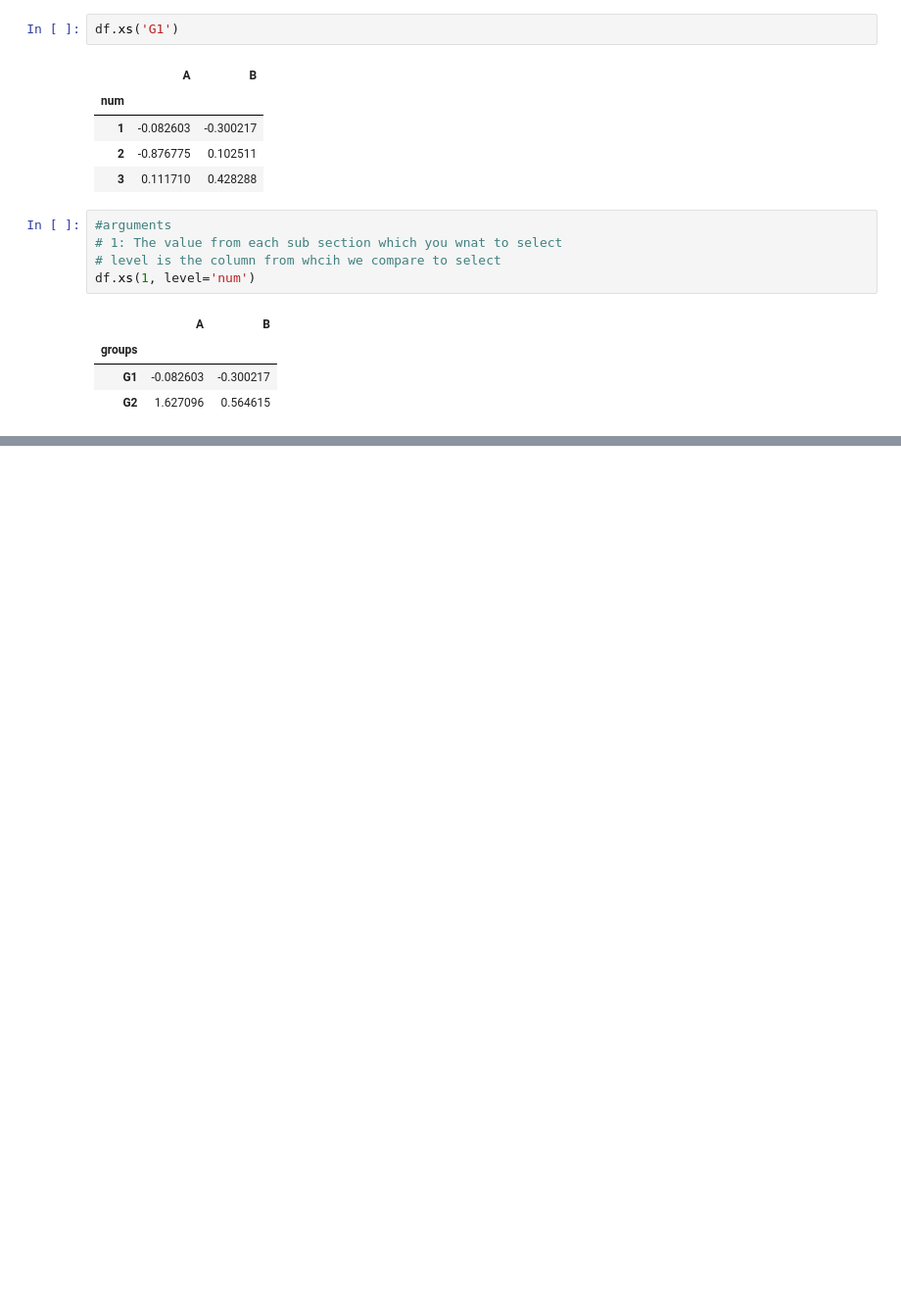
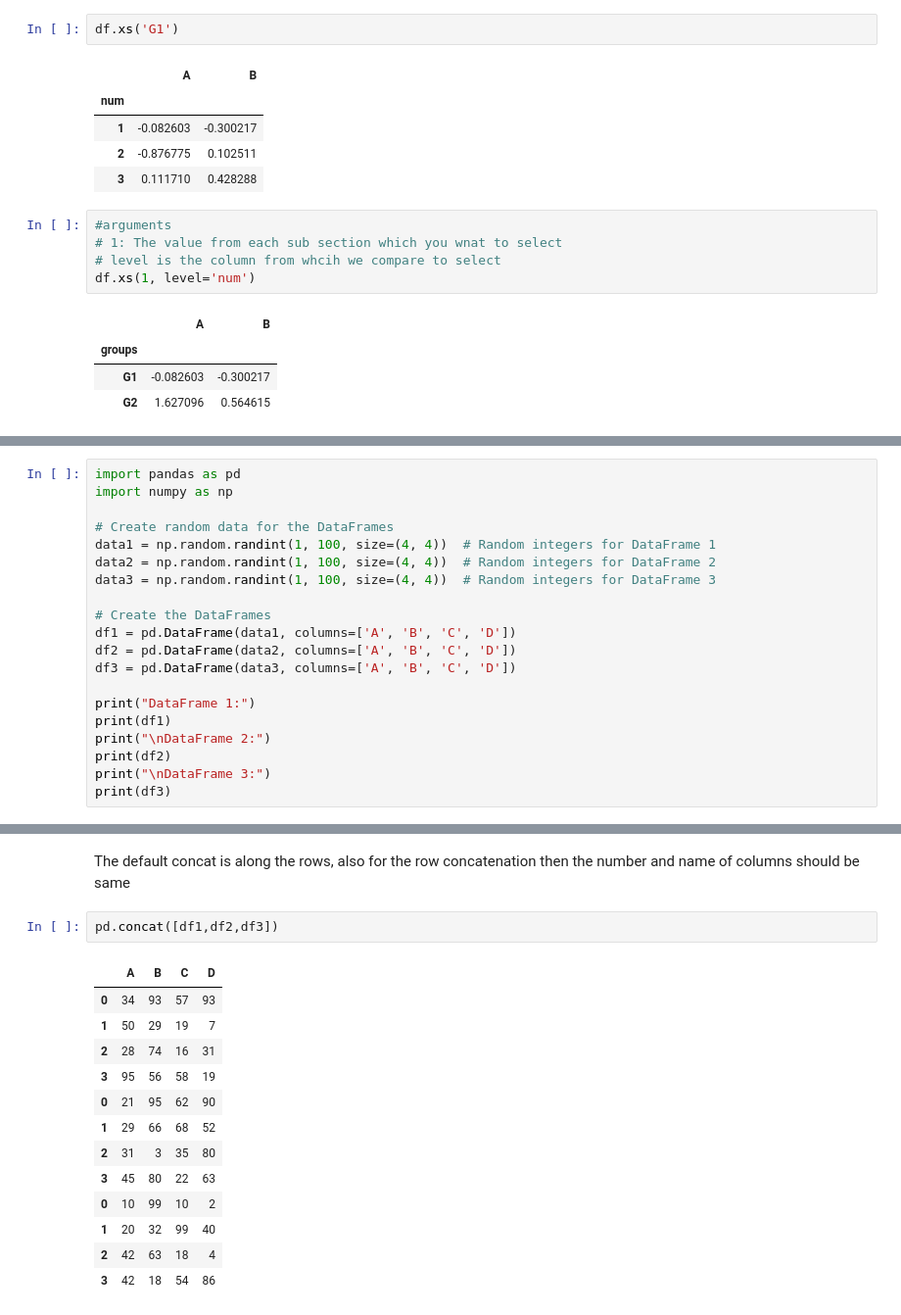
Before and after one commit to fahamin5149/Python-for-DS, a Jupyter notebook: 3-Pandas/Pandas.ipynb, the cells around one changed output, grey strips where cells are left out. Shown at 98% size. Cells and saved outputs as stored; diff of their text form; blank space fills up the shorter version.

Commit message:
Merging, joining and concatenating

```diff
--- a/3-Pandas/Pandas.ipynb
+++ b/3-Pandas/Pandas.ipynb
@@ -346,0 +349,20 @@ companies[companies['Sales']>400]
+# %%
+import pandas as pd
+import numpy as np
+
+# Create random data for the DataFrames
+data1 = np.random.randint(1, 100, size=(4, 4))  # Random integers for DataFrame 1
+data2 = np.random.randint(1, 100, size=(4, 4))  # Random integers for DataFrame 2
+data3 = np.random.randint(1, 100, size=(4, 4))  # Random integers for DataFrame 3
+
+# Create the DataFrames
+df1 = pd.DataFrame(data1, columns=['A', 'B', 'C', 'D'])
+df2 = pd.DataFrame(data2, columns=['A', 'B', 'C', 'D'])
+df3 = pd.DataFrame(data3, columns=['A', 'B', 'C', 'D'])
+
+print("DataFrame 1:")
+print(df1)
+print("\nDataFrame 2:")
+print(df2)
+print("\nDataFrame 3:")
+print(df3)
@@ -346,0 +390,18 @@ companies[companies['Sales']>400]
+# %% [markdown]
+The default concat is along the rows, also for the row concatenation then the number and name of columns should be same
+# %%
+pd.concat([df1,df2,df3])
+# %% [output]
+|  | A | B | C | D |
+| 0 | 34 | 93 | 57 | 93 |
+| 1 | 50 | 29 | 19 | 7 |
+| 2 | 28 | 74 | 16 | 31 |
+| 3 | 95 | 56 | 58 | 19 |
+| 0 | 21 | 95 | 62 | 90 |
+| 1 | 29 | 66 | 68 | 52 |
+| 2 | 31 | 3 | 35 | 80 |
+| 3 | 45 | 80 | 22 | 63 |
+| 0 | 10 | 99 | 10 | 2 |
+| 1 | 20 | 32 | 99 | 40 |
+| 2 | 42 | 63 | 18 | 4 |
+| 3 | 42 | 18 | 54 | 86 |
```
Also changed, not shown: parts of 44 cells of this notebook.
